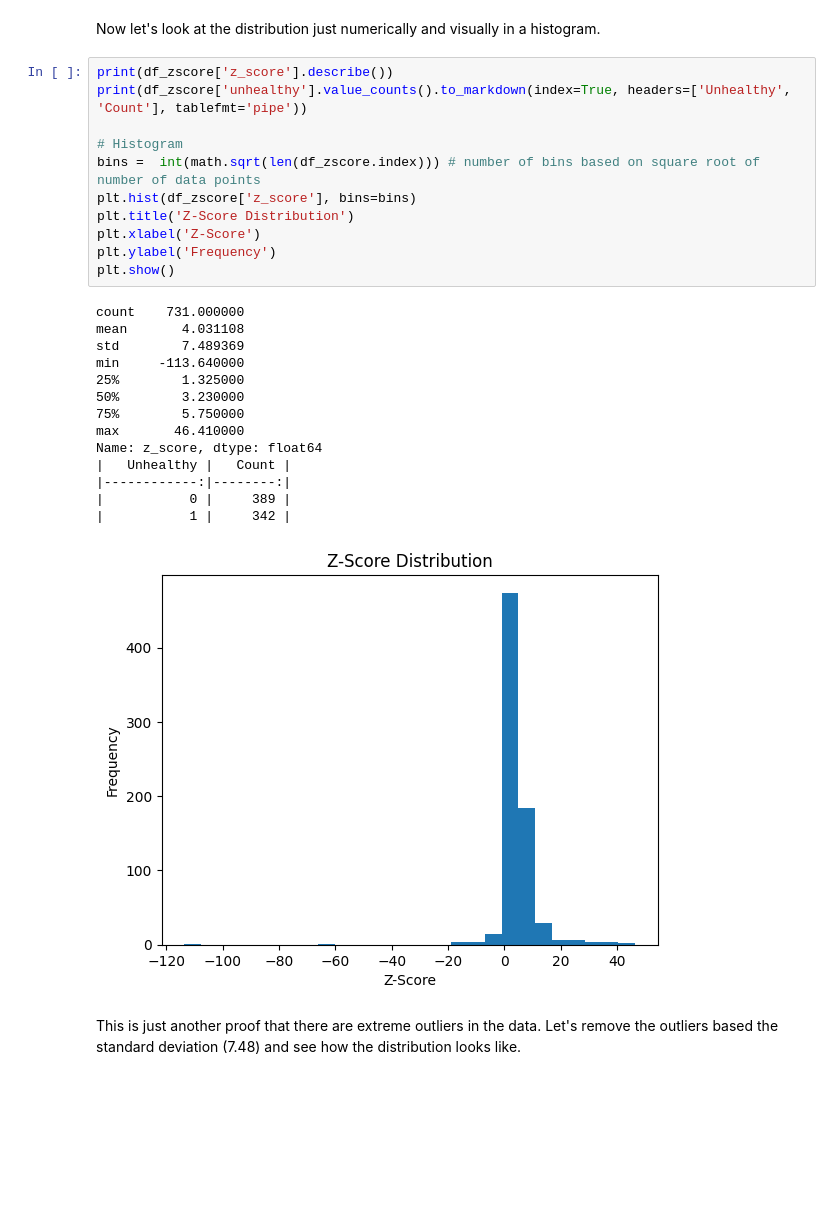
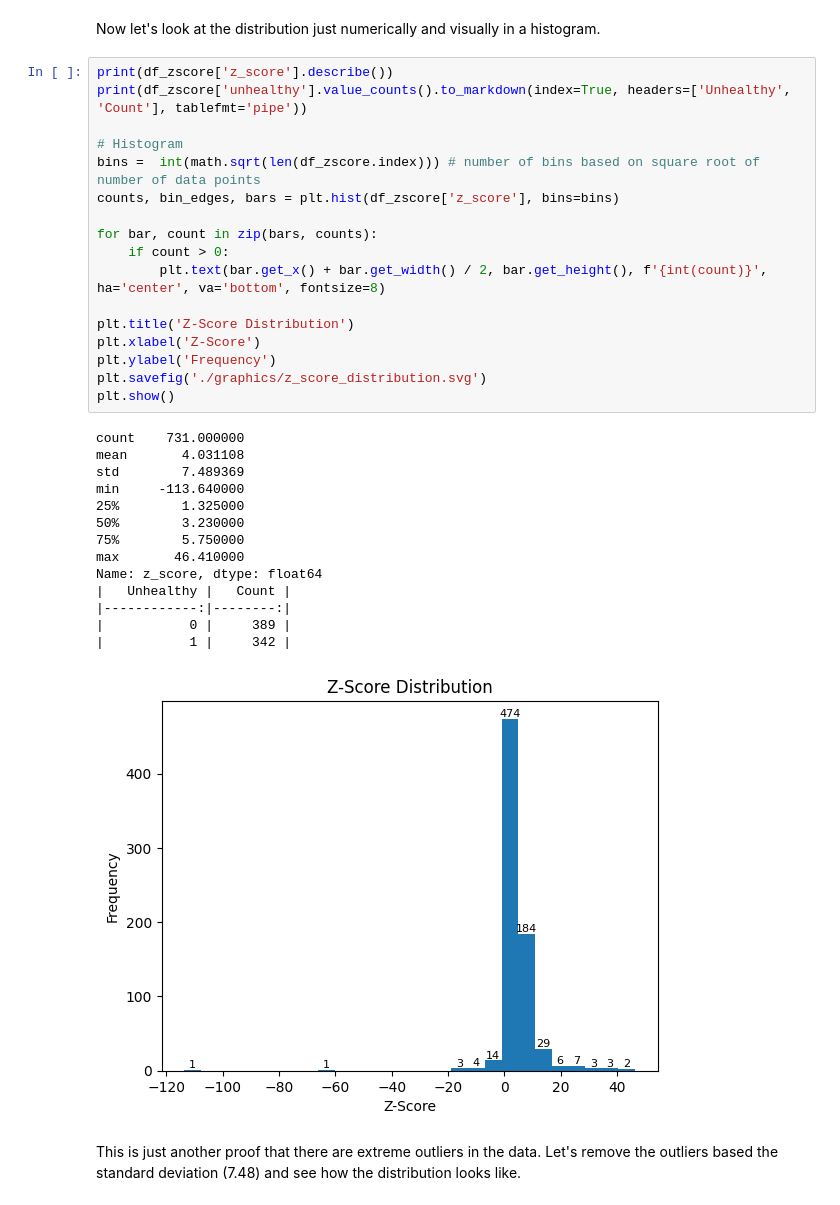
Before and after one commit to quityQ/bachelor, a Jupyter notebook: analysis_logreg.ipynb, the cells around one changed output. Saved outputs shown, nothing was run; the diff lists cells and outputs as text; blank space fills up the shorter version.

```diff
--- a/analysis_logreg.ipynb
+++ b/analysis_logreg.ipynb
@@ -156,29 +188,35 @@ Now let's look at the distribution just numerically and visually in a histogram.
 # %%
 print(df_zscore['z_score'].describe())
 print(df_zscore['unhealthy'].value_counts().to_markdown(index=True, headers=['Unhealthy', 'Count'], tablefmt='pipe'))
 
 # Histogram
 bins =  int(math.sqrt(len(df_zscore.index))) # number of bins based on square root of number of data points
-plt.hist(df_zscore['z_score'], bins=bins)
+counts, bin_edges, bars = plt.hist(df_zscore['z_score'], bins=bins)
+
+for bar, count in zip(bars, counts):
+    if count > 0:
+	    plt.text(bar.get_x() + bar.get_width() / 2, bar.get_height(), f'{int(count)}', ha='center', va='bottom', fontsize=8)
+
 plt.title('Z-Score Distribution')
 plt.xlabel('Z-Score')
 plt.ylabel('Frequency')
+plt.savefig('./graphics/z_score_distribution.svg')
 plt.show()
 # %% [output]
 count    731.000000
 mean       4.031108
 std        7.489369
 min     -113.640000
 25%        1.325000
 50%        3.230000
 75%        5.750000
 max       46.410000
 Name: z_score, dtype: float64
 |   Unhealthy |   Count |
 |------------:|--------:|
 |           0 |     389 |
 |           1 |     342 |
-[figure, old version]
+[figure, new version]
 # %% [markdown]
 This is just another proof that there are extreme outliers in the data.
 Let's remove the outliers based the standard deviation (7.48) and see how the distribution looks like.
```
Also changed, not shown: parts of 10 cells of this notebook, 5 other files.
